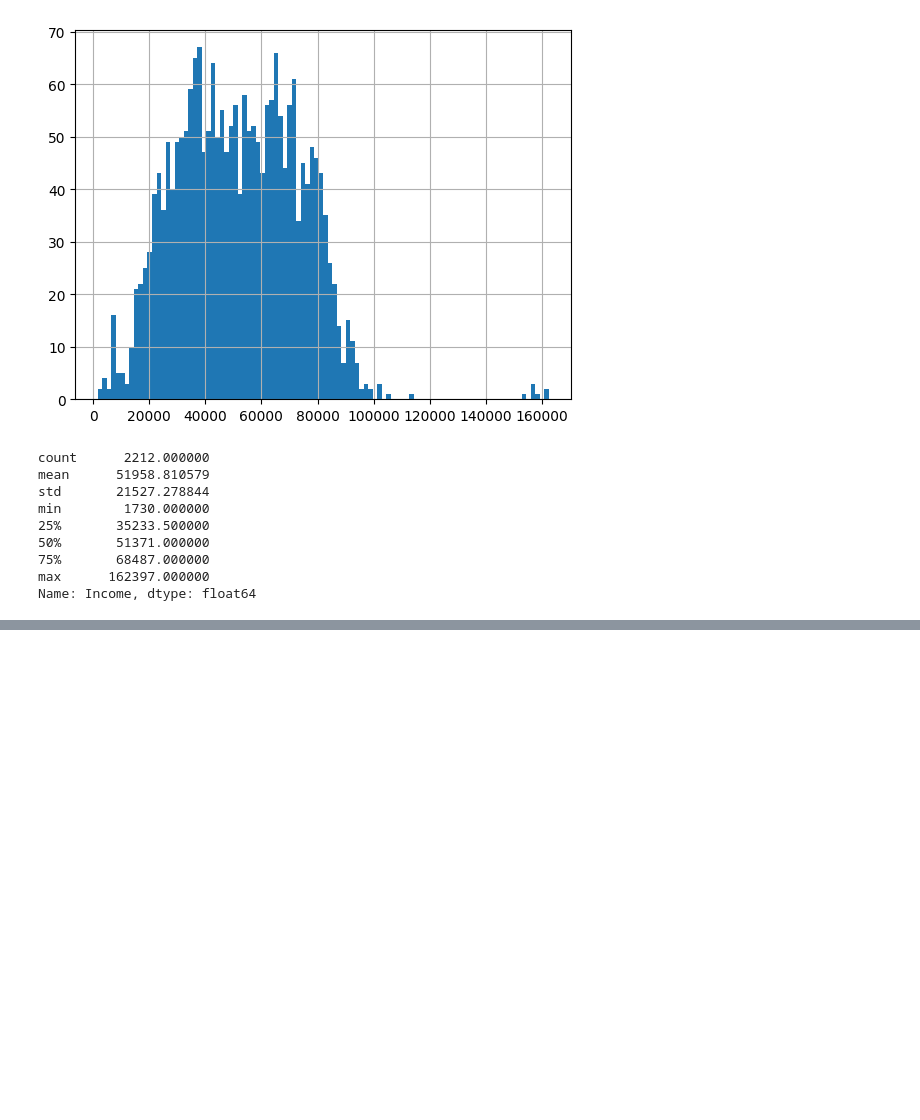
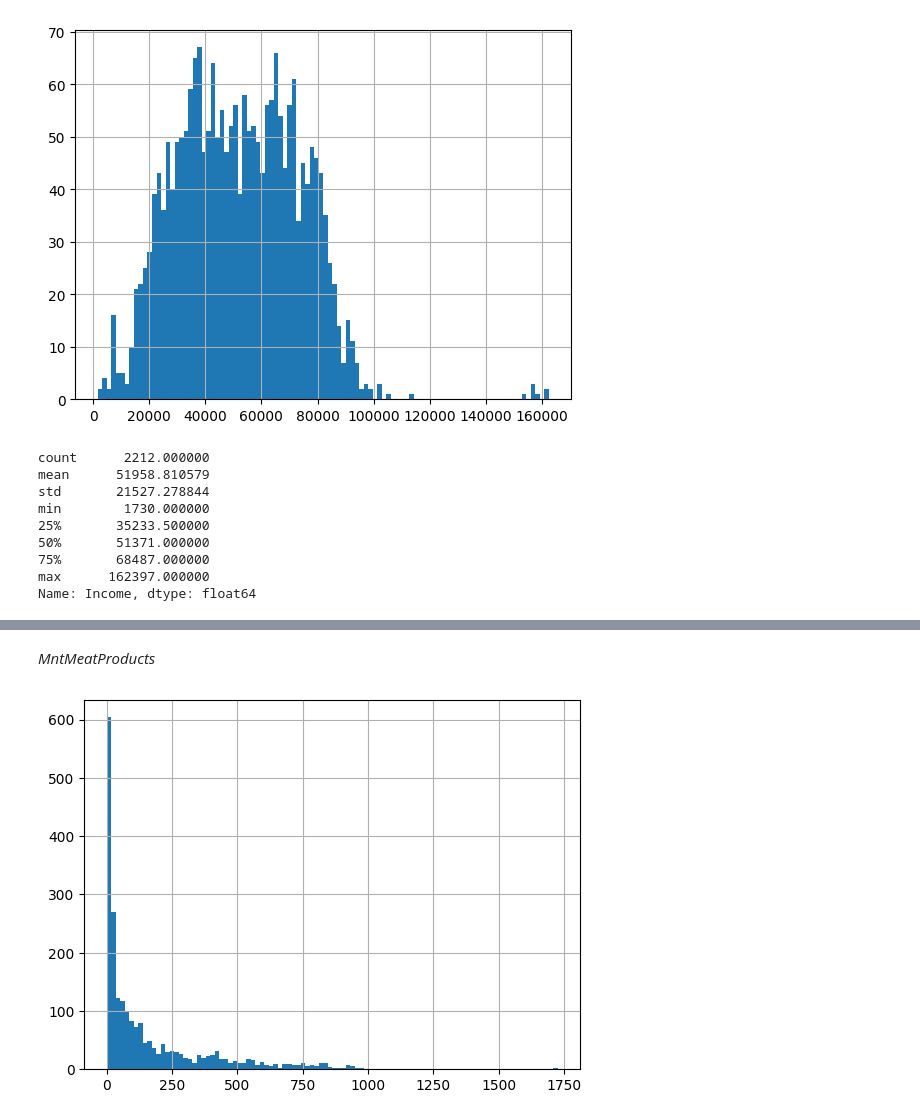
Before and after one commit to trucni2005/Customer-Segmentation-Analysis, a Jupyter notebook: 01_Data_Cleaning.ipynb, the cells around one changed output, grey strips where cells are left out. Saved outputs shown, nothing was run; the diff lists cells and outputs as text; code cells hidden in the pictures; blank space fills up the shorter version.

```diff
--- a/01_Data_Cleaning.ipynb
+++ b/01_Data_Cleaning.ipynb
@@ -332,0 +345,7 @@ Name: Income, dtype: float64
+# %% [markdown]
+*MntMeatProducts*
+# %%
+filtered_data['MntMeatProducts'].hist(bins=100)
+plt.show()
+# %% [output]
+[figure, added]
```
Also changed, not shown: parts of 14 cells of this notebook.
